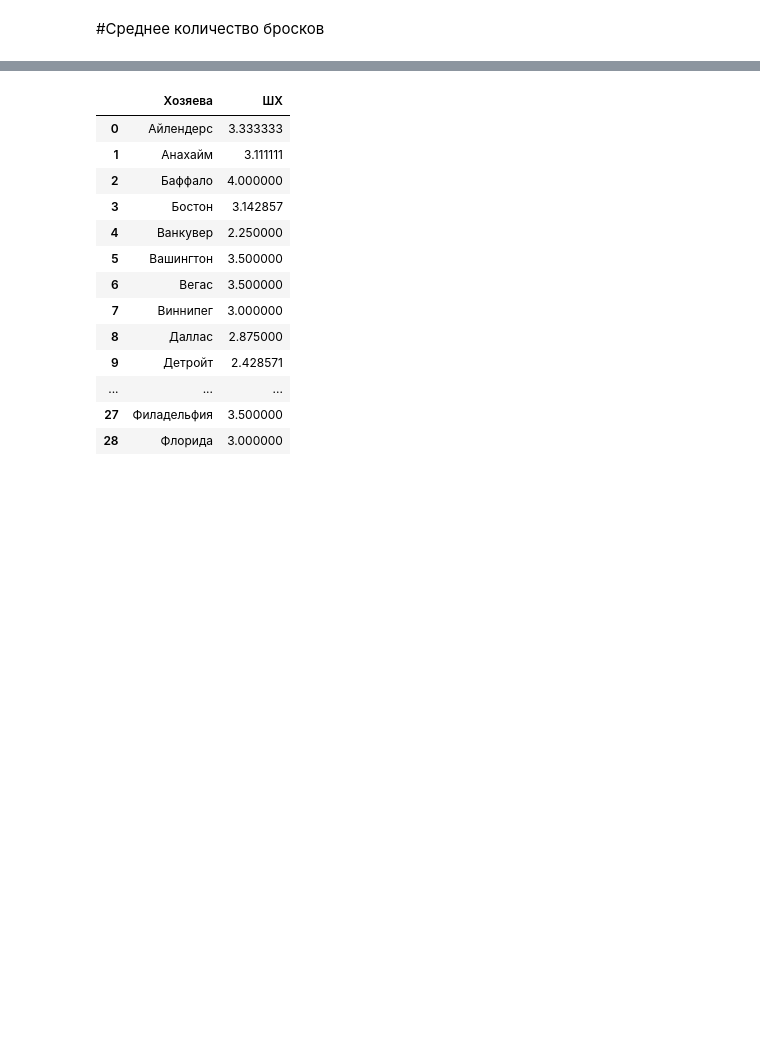
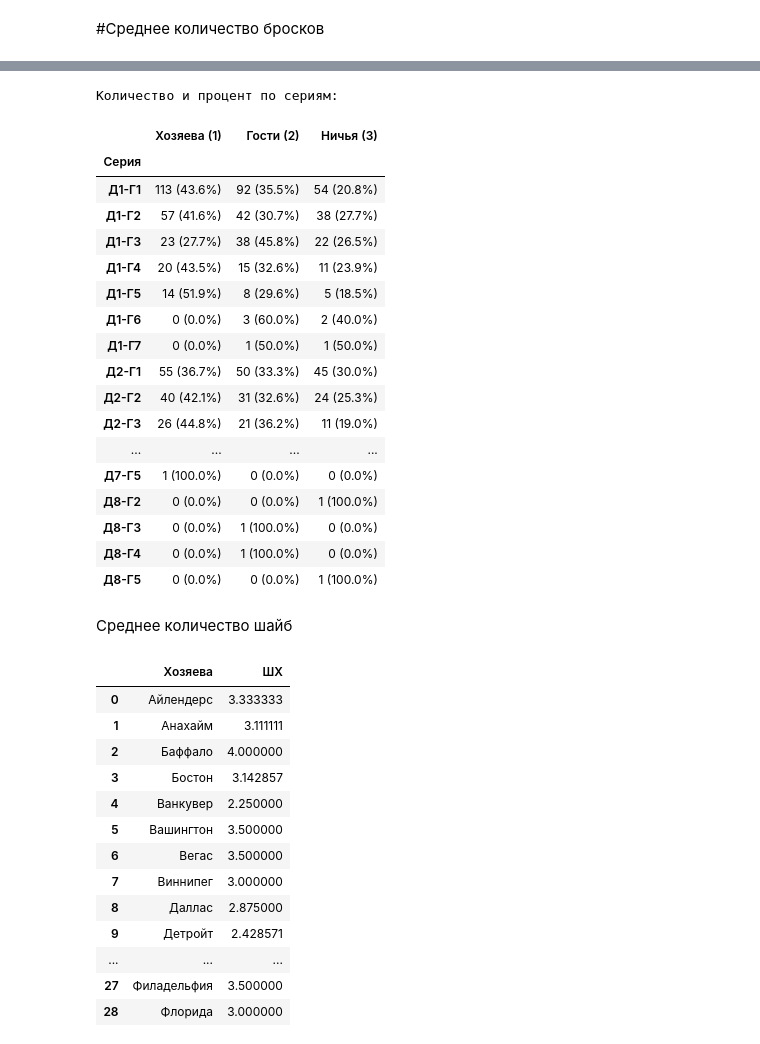
Before and after one commit to balon14/hockey, a Jupyter notebook: nhl_v2.ipynb, the cells around one changed output, grey strips where cells are left out. Drawn from its saved outputs; the diff is of its cells as text; code cells hidden in the pictures; blank space fills up the shorter version.

```diff
--- a/nhl_v2.ipynb
+++ b/nhl_v2.ipynb
@@ -827,3 +844,41 @@ dtype: float64
+# %%
+# Базовая таблица
+table = pd.crosstab(df26['Серия'], df26['Кто победил'])
+
+# Добавляем проценты по строкам
+table_percent = pd.crosstab(df26['Серия'], df26['Кто победил'],
+                           normalize='index') * 100
+
+# Объединяем в одну красивую таблицу
+result = table.astype(str) + " (" + table_percent.round(1).astype(str) + "%)"
+
+# Переименовываем столбцы
+result.columns = ['Хозяева (1)', 'Гости (2)', 'Ничья (3)']
+
+print("Количество и процент по сериям:")
+display(result)
+# %% [output]
+Количество и процент по сериям:
+|  | Хозяева (1) | Гости (2) | Ничья (3) |
+| Серия |  |  |  |
+| Д1-Г1 | 113 (43.6%) | 92 (35.5%) | 54 (20.8%) |
+| Д1-Г2 | 57 (41.6%) | 42 (30.7%) | 38 (27.7%) |
+| Д1-Г3 | 23 (27.7%) | 38 (45.8%) | 22 (26.5%) |
+| Д1-Г4 | 20 (43.5%) | 15 (32.6%) | 11 (23.9%) |
+| Д1-Г5 | 14 (51.9%) | 8 (29.6%) | 5 (18.5%) |
+| Д1-Г6 | 0 (0.0%) | 3 (60.0%) | 2 (40.0%) |
+| Д1-Г7 | 0 (0.0%) | 1 (50.0%) | 1 (50.0%) |
+| Д2-Г1 | 55 (36.7%) | 50 (33.3%) | 45 (30.0%) |
+| Д2-Г2 | 40 (42.1%) | 31 (32.6%) | 24 (25.3%) |
+| Д2-Г3 | 26 (44.8%) | 21 (36.2%) | 11 (19.0%) |
+| ... | ... | ... | ... |
+| Д7-Г5 | 1 (100.0%) | 0 (0.0%) | 0 (0.0%) |
+| Д8-Г2 | 0 (0.0%) | 0 (0.0%) | 1 (100.0%) |
+| Д8-Г3 | 0 (0.0%) | 1 (100.0%) | 0 (0.0%) |
+| Д8-Г4 | 0 (0.0%) | 1 (100.0%) | 0 (0.0%) |
+| Д8-Г5 | 0 (0.0%) | 0 (0.0%) | 1 (100.0%) |
+# %% [markdown]
+Среднее количество шайб
 # %%
 comparison = df26.groupby('Хозяева')['ШХ'].first().reset_index()
 comparison
```
Also changed, not shown: parts of 70 cells of this notebook.
